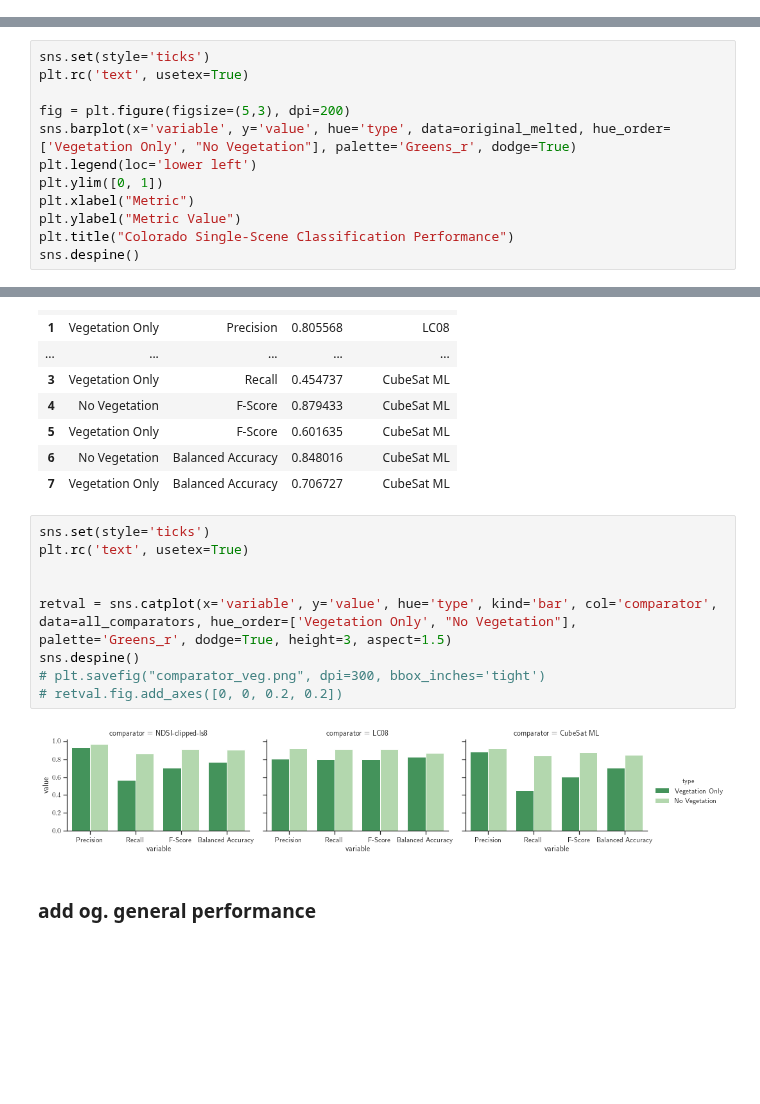
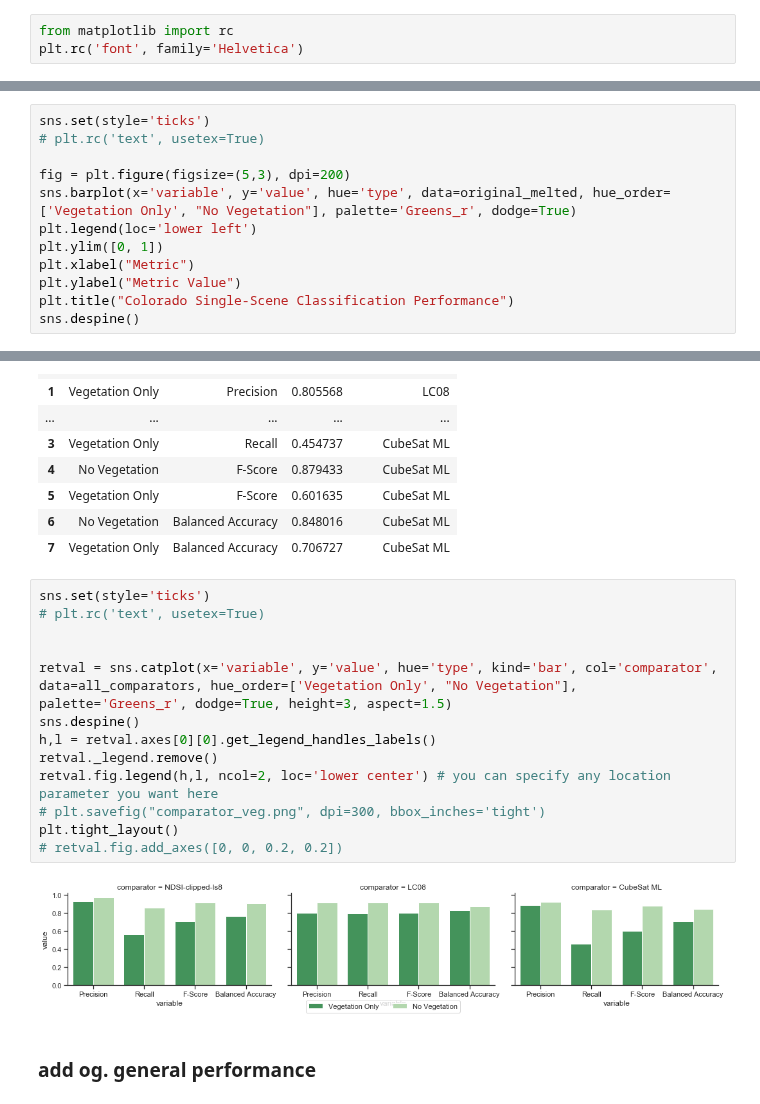
Before and after one commit to acannistra/planet-snowcover, a Jupyter notebook: experiments/ASO_Tuolumne/figures/colorado/vegetation.ipynb, the cells around one changed output, grey strips where cells are left out. Cells and saved outputs as stored; diff of their text form; blank space fills up the shorter version.

```diff
--- a/experiments/ASO_Tuolumne/figures/colorado/vegetation.ipynb
+++ b/experiments/ASO_Tuolumne/figures/colorado/vegetation.ipynb
@@ -24,3 +31,6 @@ from sklearn import metrics
+# %%
+from matplotlib import rc
+plt.rc('font', family='Helvetica')
 # %% [markdown]
 # Vegetation Mask
 
@@ -144,7 +177,7 @@ original_melted
 | 7 | Vegetation Only | Balanced Accuracy | 0.706727 | CubeSat ML |
 # %%
 sns.set(style='ticks')
-plt.rc('text', usetex=True)
+# plt.rc('text', usetex=True)
 
 fig = plt.figure(figsize=(5,3), dpi=200)
 sns.barplot(x='variable', y='value', hue='type', data=original_melted, hue_order=['Vegetation Only', "No Vegetation"], palette='Greens_r', dodge=True)
@@ -272,15 +305,19 @@ all_comparators
 | 7 | Vegetation Only | Balanced Accuracy | 0.706727 | CubeSat ML |
 # %%
 sns.set(style='ticks')
-plt.rc('text', usetex=True)
+# plt.rc('text', usetex=True)
 
 
 retval = sns.catplot(x='variable', y='value', hue='type', kind='bar', col='comparator', data=all_comparators, hue_order=['Vegetation Only', "No Vegetation"], palette='Greens_r', dodge=True, height=3, aspect=1.5)
 sns.despine()
+h,l = retval.axes[0][0].get_legend_handles_labels()
+retval._legend.remove()
+retval.fig.legend(h,l, ncol=2, loc='lower center') # you can specify any location parameter you want here
 # plt.savefig("comparator_veg.png", dpi=300, bbox_inches='tight')
+plt.tight_layout()
 # retval.fig.add_axes([0, 0, 0.2, 0.2])
 # %% [output]
-[figure, old version]
+[figure, new version]
 # %% [markdown]
 ### add og. general performance
 # %%
```
Also changed, not shown: parts of 21 cells of this notebook, 3 other files.
